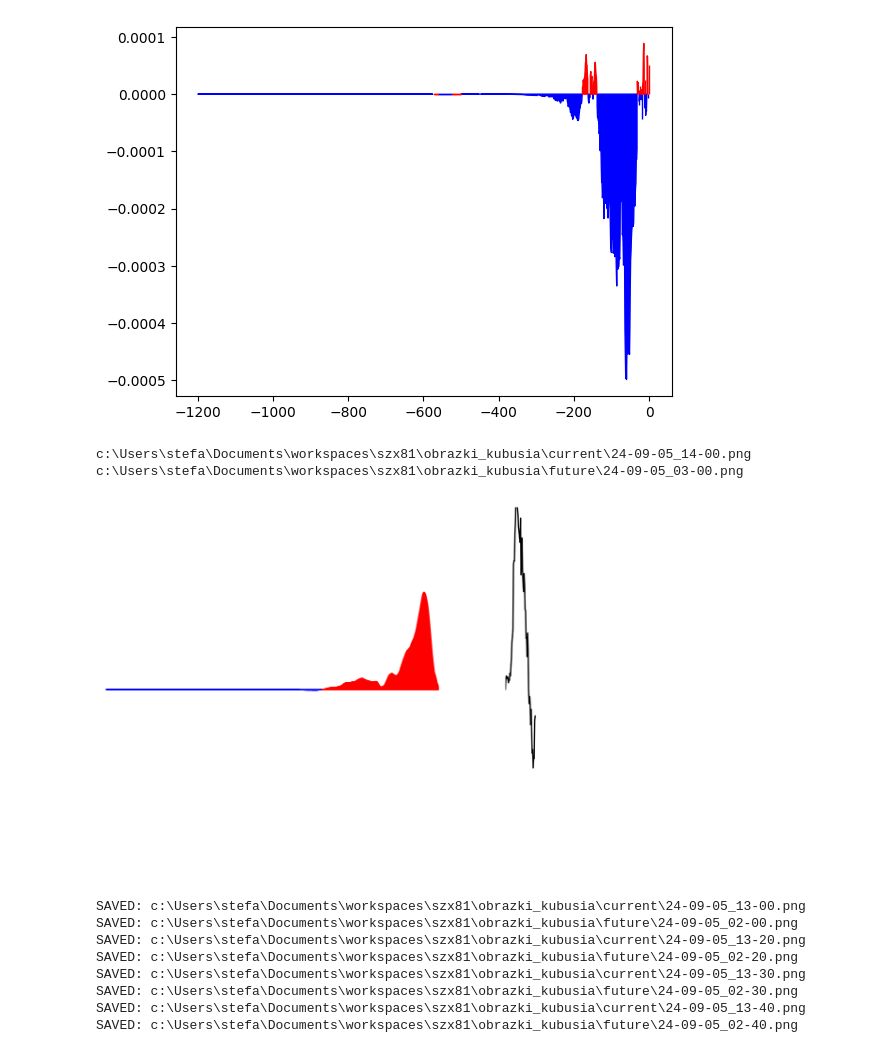
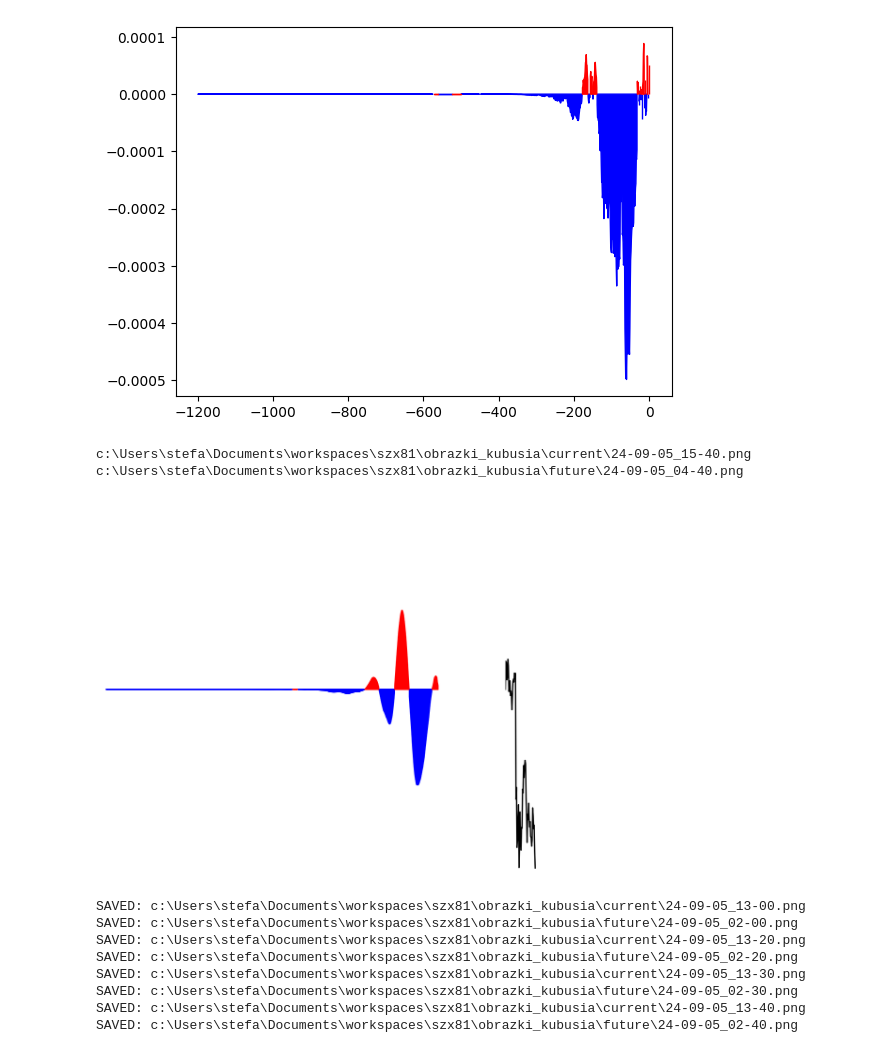
Before and after one commit to stefanzarembinski/szx81, a Jupyter notebook: src/kubusia/gasnace_swieczki.ipynb, the cells around one changed output. Cells and saved outputs as stored; diff of their text form; code cells hidden in the pictures.

```diff
--- a/src/kubusia/gasnace_swieczki.ipynb
+++ b/src/kubusia/gasnace_swieczki.ipynb
@@ -43,14 +43,14 @@ plt.show()
 # %%
 gs.CURRENT_RANGE = 11 * 60
 gs.FUTURE_RANGE = 1 * 60
 gs.FRAME_SHIFT = 20
 gs.Y_RANGE = [-2e-3, 2e-3]
 
-dwa_obrazki(time_start=60, axis_off=True)
+dwa_obrazki(time_start=160, axis_off=True)
 # %% [output]
-c:\Users\stefa\Documents\workspaces\szx81\obrazki_kubusia\current\24-09-05_14-00.png
-c:\Users\stefa\Documents\workspaces\szx81\obrazki_kubusia\future\24-09-05_03-00.png
+c:\Users\stefa\Documents\workspaces\szx81\obrazki_kubusia\current\24-09-05_15-40.png
+c:\Users\stefa\Documents\workspaces\szx81\obrazki_kubusia\future\24-09-05_04-40.png
-[figure, old version]
+[figure, new version]
 # %%
 gs.CURRENT_RANGE = 11 * 60
 gs.FUTURE_RANGE = 1 * 60
```
Also changed, not shown: 1 other file.
